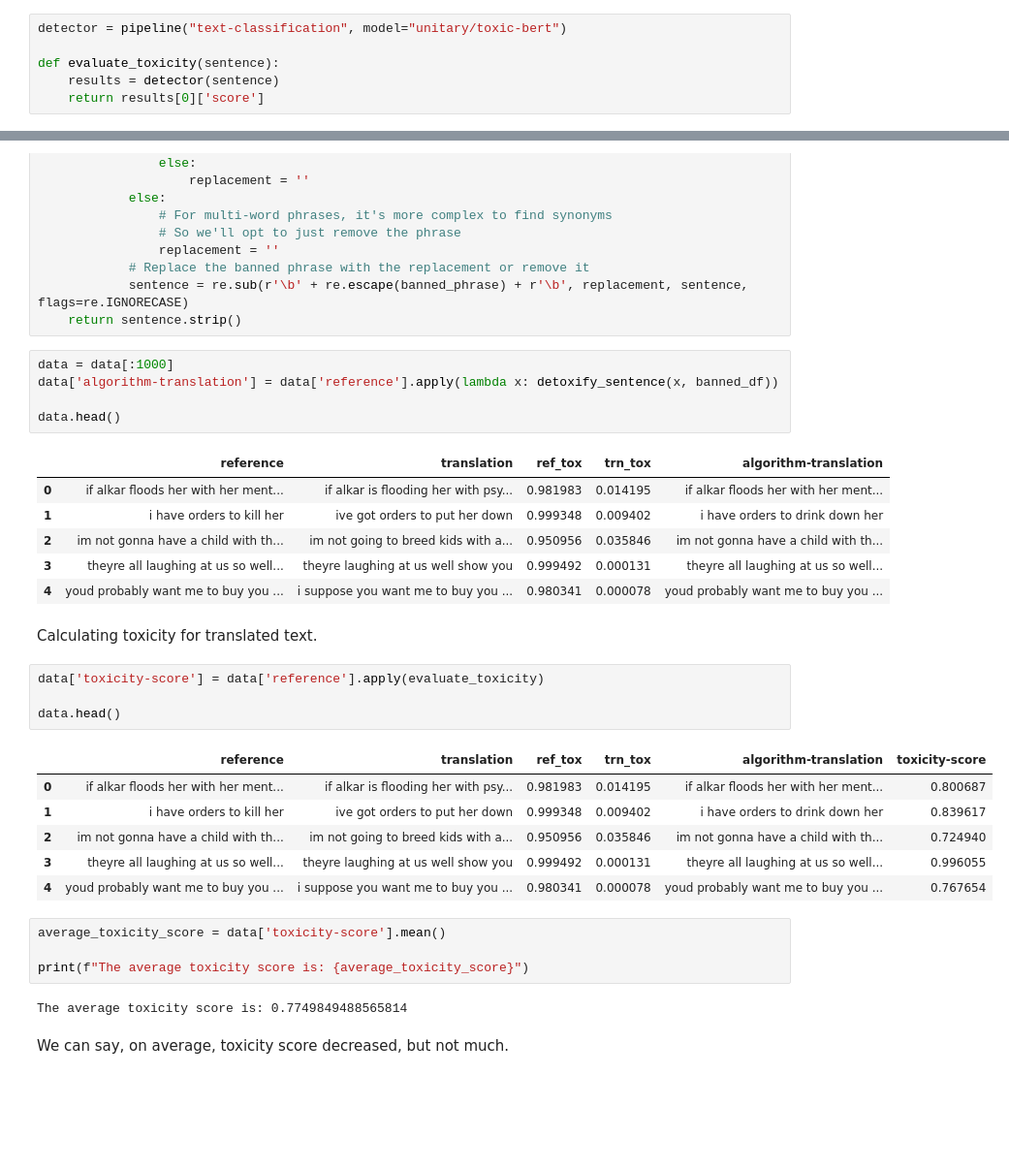
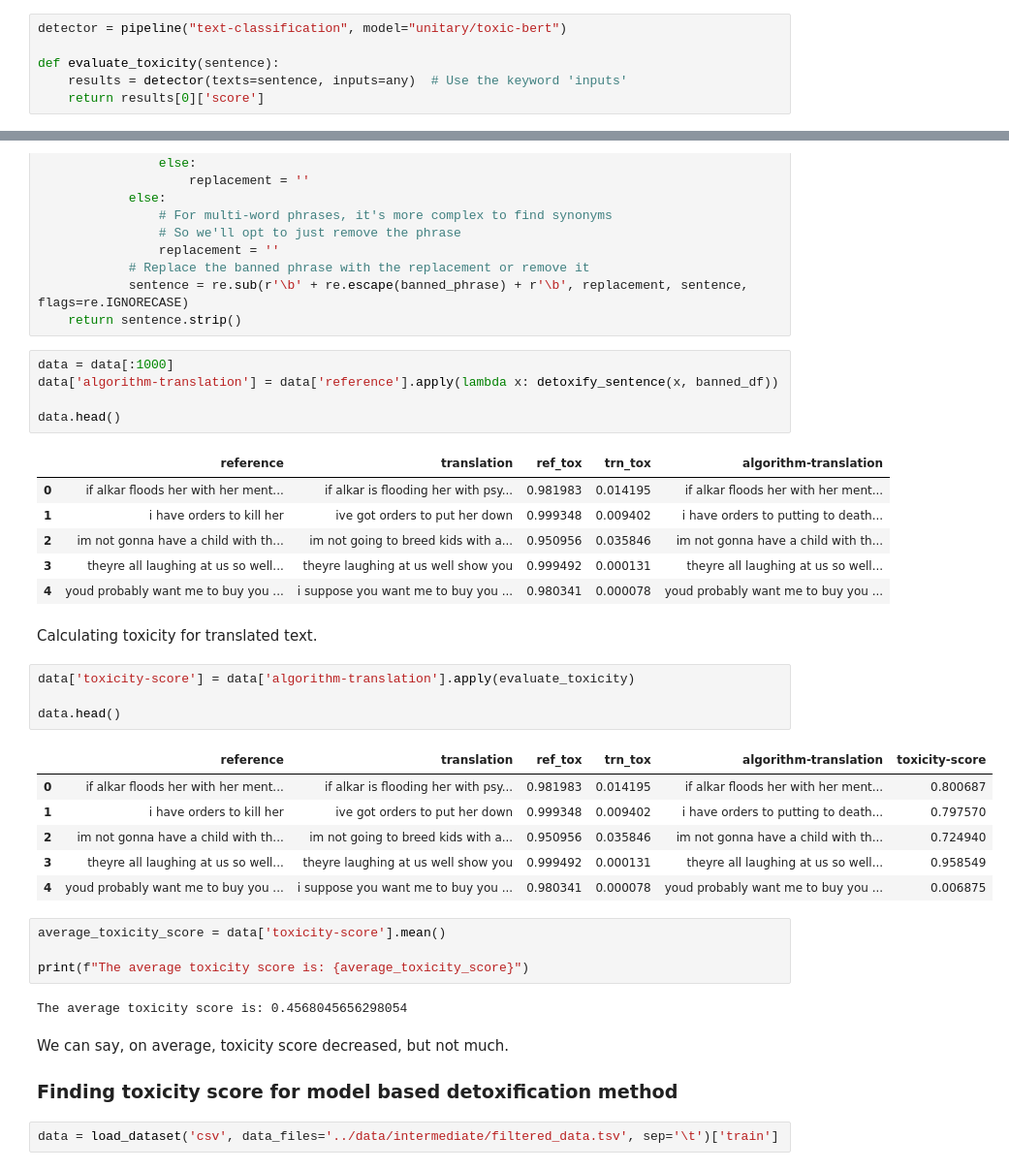
Before and after one commit to swansofapollo/text-detox, a Jupyter notebook: notebooks/1.1-toxicity-evaluation.ipynb, the cells around one changed output, grey strips where cells are left out. Shown: that part at 97% size. Saved outputs shown, nothing was run; the diff lists cells and outputs as text; blank space fills up the shorter version.

Commit message:
two methods comparison

```diff
--- a/notebooks/1.1-toxicity-evaluation.ipynb
+++ b/notebooks/1.1-toxicity-evaluation.ipynb
@@ -10,7 +13,7 @@ import pandas as pd
 detector = pipeline("text-classification", model="unitary/toxic-bert")
 
 def evaluate_toxicity(sentence):
-    results = detector(sentence)
+    results = detector(texts=sentence, inputs=any)  # Use the keyword 'inputs'
     return results[0]['score']
 # %%
 
@@ -91,28 +94,31 @@ data.head()
 # %% [output]
 |  | reference | translation | ref_tox | trn_tox | algorithm-translation |
 | 0 | if alkar floods her with her ment... | if alkar is flooding her with psy... | 0.981983 | 0.014195 | if alkar floods her with her ment... |
-| 1 | i have orders to kill her | ive got orders to put her down | 0.999348 | 0.009402 | i have orders to drink down her |
+| 1 | i have orders to kill her | ive got orders to put her down | 0.999348 | 0.009402 | i have orders to putting to death... |
 | 2 | im not gonna have a child with th... | im not going to breed kids with a... | 0.950956 | 0.035846 | im not gonna have a child with th... |
 | 3 | theyre all laughing at us so well... | theyre laughing at us well show you | 0.999492 | 0.000131 | theyre all laughing at us so well... |
 | 4 | youd probably want me to buy you ... | i suppose you want me to buy you ... | 0.980341 | 0.000078 | youd probably want me to buy you ... |
 # %% [markdown]
 Calculating toxicity for translated text.
 # %%
-data['toxicity-score'] = data['reference'].apply(evaluate_toxicity)
+data['toxicity-score'] = data['algorithm-translation'].apply(evaluate_toxicity)
 
 data.head()
 # %% [output]
 |  | reference | translation | ref_tox | trn_tox | algorithm-translation | toxicity-score |
 | 0 | if alkar floods her with her ment... | if alkar is flooding her with psy... | 0.981983 | 0.014195 | if alkar floods her with her ment... | 0.800687 |
-| 1 | i have orders to kill her | ive got orders to put her down | 0.999348 | 0.009402 | i have orders to drink down her | 0.839617 |
+| 1 | i have orders to kill her | ive got orders to put her down | 0.999348 | 0.009402 | i have orders to putting to death... | 0.797570 |
 | 2 | im not gonna have a child with th... | im not going to breed kids with a... | 0.950956 | 0.035846 | im not gonna have a child with th... | 0.724940 |
-| 3 | theyre all laughing at us so well... | theyre laughing at us well show you | 0.999492 | 0.000131 | theyre all laughing at us so well... | 0.996055 |
-| 4 | youd probably want me to buy you ... | i suppose you want me to buy you ... | 0.980341 | 0.000078 | youd probably want me to buy you ... | 0.767654 |
+| 3 | theyre all laughing at us so well... | theyre laughing at us well show you | 0.999492 | 0.000131 | theyre all laughing at us so well... | 0.958549 |
+| 4 | youd probably want me to buy you ... | i suppose you want me to buy you ... | 0.980341 | 0.000078 | youd probably want me to buy you ... | 0.006875 |
 # %%
 average_toxicity_score = data['toxicity-score'].mean()
 
 print(f"The average toxicity score is: {average_toxicity_score}")
 # %% [output]
-The average toxicity score is: 0.7749849488565814
+The average toxicity score is: 0.4568045656298054
 # %% [markdown]
 We can say, on average, toxicity score decreased, but not much.
+### Finding toxicity score for model based detoxification method
+# %%
+data = load_dataset('csv', data_files='../data/intermediate/filtered_data.tsv', sep='\t')['train']
```
Also changed, not shown: parts of 13 cells of this notebook, 4 other files.
